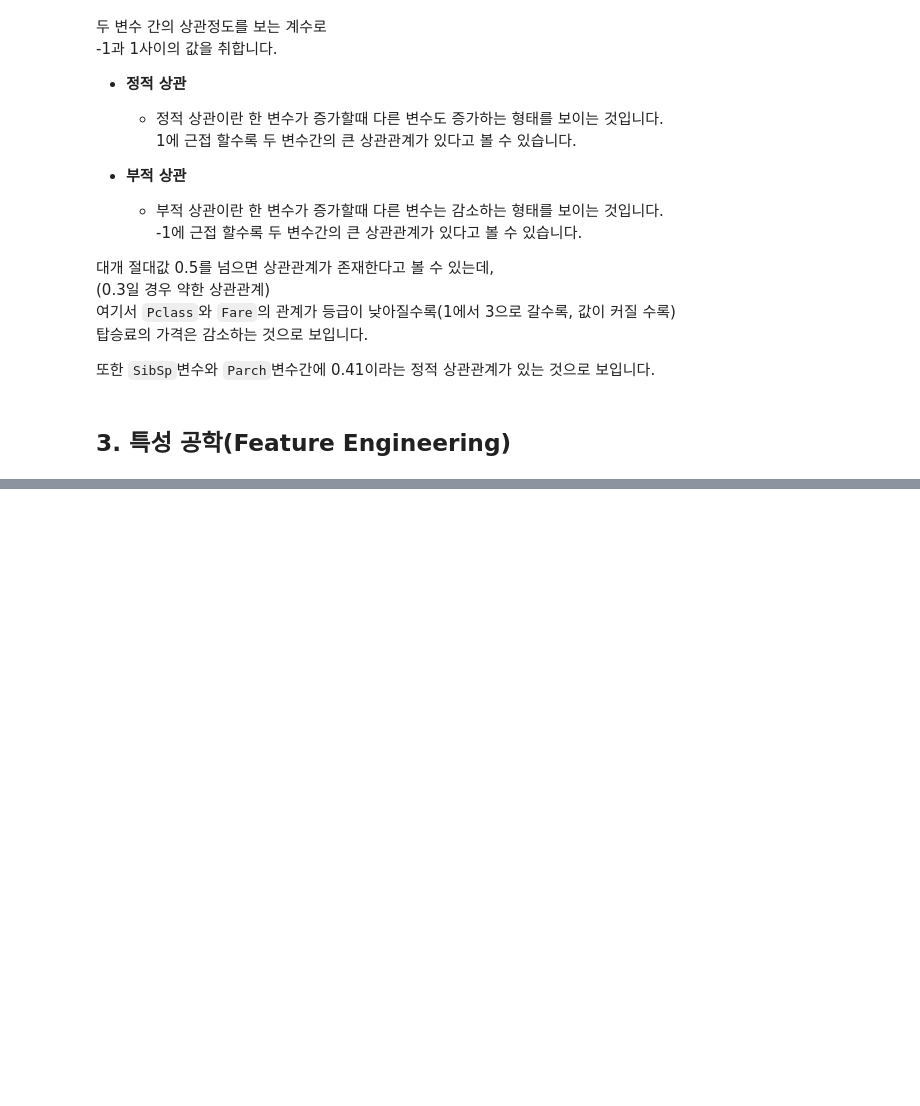
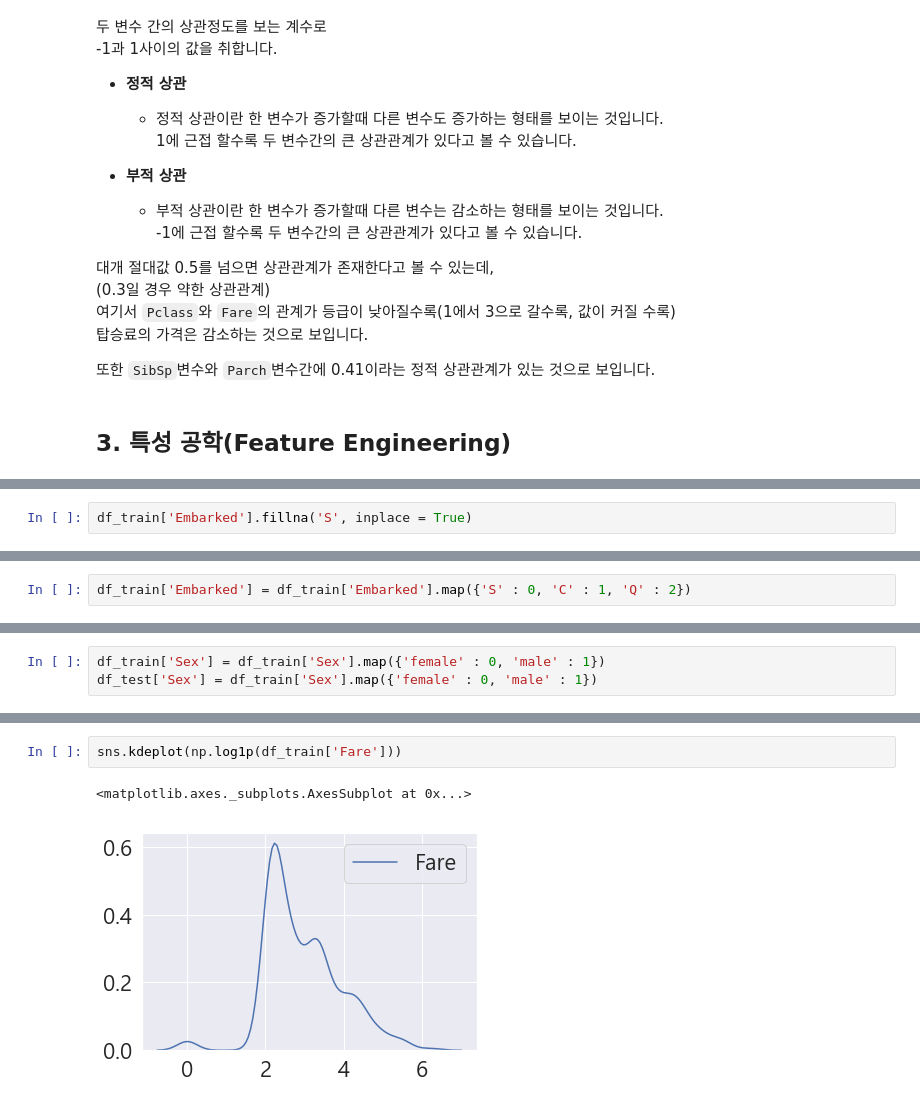
Before and after one commit to hodurie/Kaggle_Challenge, a Jupyter notebook: titanic/Baseline.ipynb, the cells around one changed output, grey strips where cells are left out. Saved outputs shown, nothing was run; the diff lists cells and outputs as text; blank space fills up the shorter version.

```diff
--- a/titanic/Baseline.ipynb
+++ b/titanic/Baseline.ipynb
@@ -964,0 +1339,2 @@ df_test.drop('PassengerId', axis = 1, inplace = True)
+# %%
+df_train['Embarked'].fillna('S', inplace = True)
@@ -964,0 +1349,2 @@ df_test.drop('PassengerId', axis = 1, inplace = True)
+# %%
+df_train['Embarked'] = df_train['Embarked'].map({'S' : 0, 'C' : 1, 'Q' : 2})
@@ -964,0 +1359,3 @@ df_test.drop('PassengerId', axis = 1, inplace = True)
+# %%
+df_train['Sex'] = df_train['Sex'].map({'female' : 0, 'male' : 1})
+df_test['Sex'] = df_train['Sex'].map({'female' : 0, 'male' : 1})
@@ -964,0 +1397,5 @@ df_test.drop('PassengerId', axis = 1, inplace = True)
+# %%
+sns.kdeplot(np.log1p(df_train['Fare']))
+# %% [output]
+<matplotlib.axes._subplots.AxesSubplot at 0x...>
+[figure, added]
```
Also changed, not shown: parts of 71 cells of this notebook.
